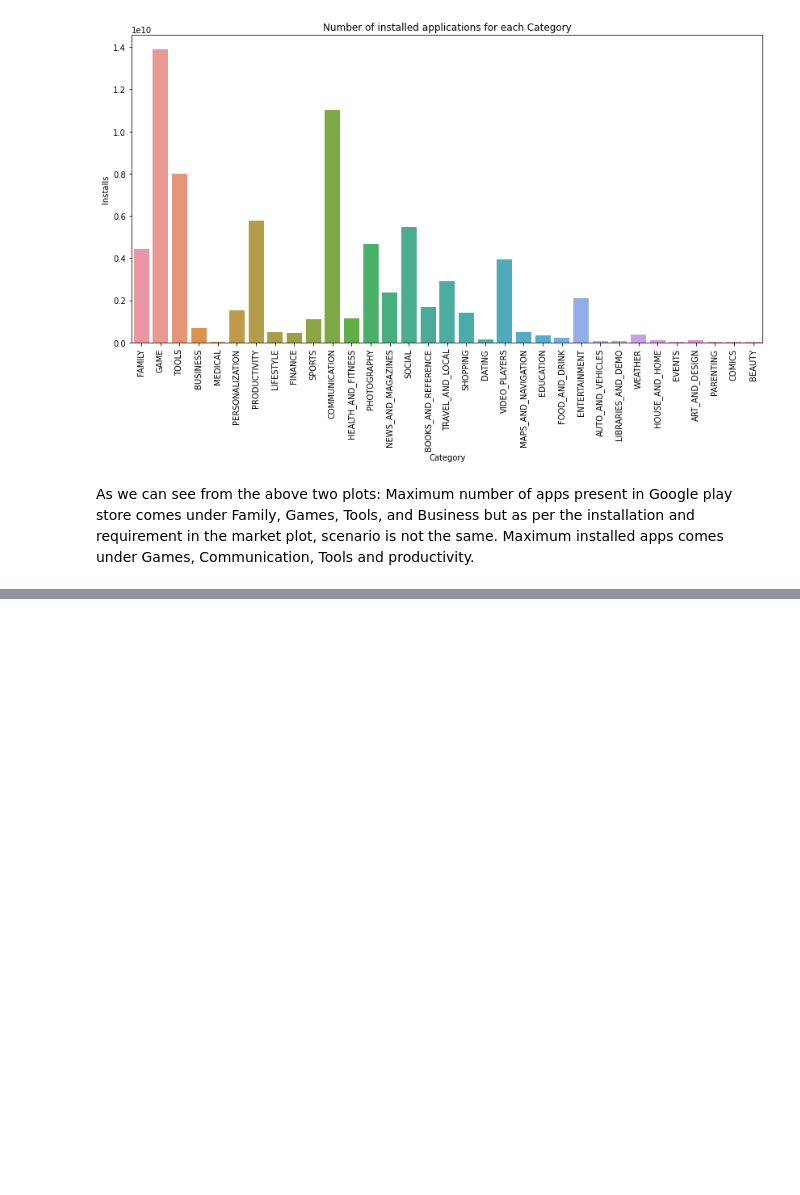
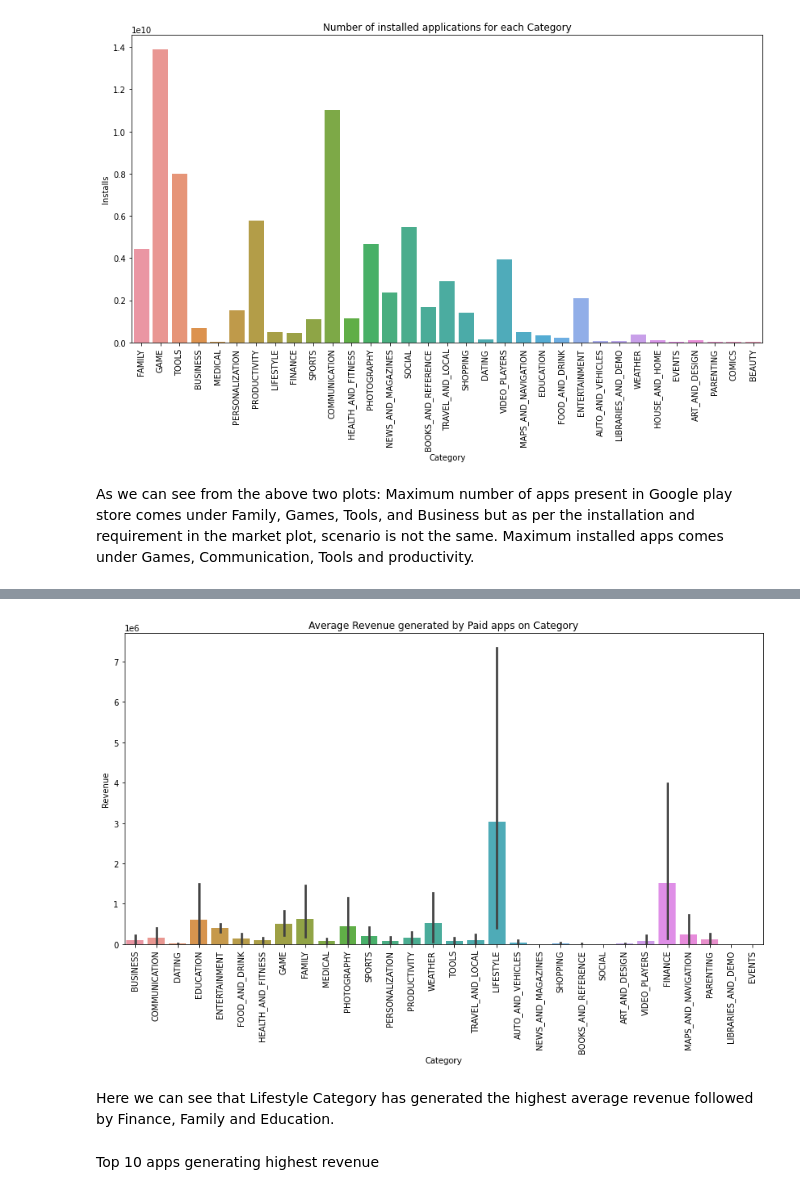
Before and after one commit to pranjaljha25/play_store_data_analysi-EDA-, a Jupyter notebook: Play_Store_App_Review_Analysis_Capstone_Project.ipynb, the cells around one changed output, grey strips where cells are left out. Drawn from its saved outputs; the diff is of its cells as text; code cells hidden in the pictures; blank space fills up the shorter version.

```diff
--- a/Play_Store_App_Review_Analysis_Capstone_Project.ipynb
+++ b/Play_Store_App_Review_Analysis_Capstone_Project.ipynb
@@ -785,0 +898,15 @@ As we can see from the above two plots: Maximum number of apps present in Google
+# %%
+#Plotting the bar graph
+plt.figure(figsize=(14,7))
+plt.xticks(rotation=90)
+plt.xlabel("Category")
+plt.ylabel("Revenue")   #in million 1e6
+plt.title("Average Revenue generated by Paid apps on Category")
+sns.barplot(paid_apps_df.Category, paid_apps_df.Revenue)
+plt.show()
+# %% [output]
+[figure, added]
+# %% [markdown]
+Here we can see that Lifestyle Category has generated the highest average revenue followed by Finance, Family and Education.
+# %% [markdown]
+Top 10 apps generating highest revenue
```
Also changed, not shown: parts of 39 cells of this notebook.
